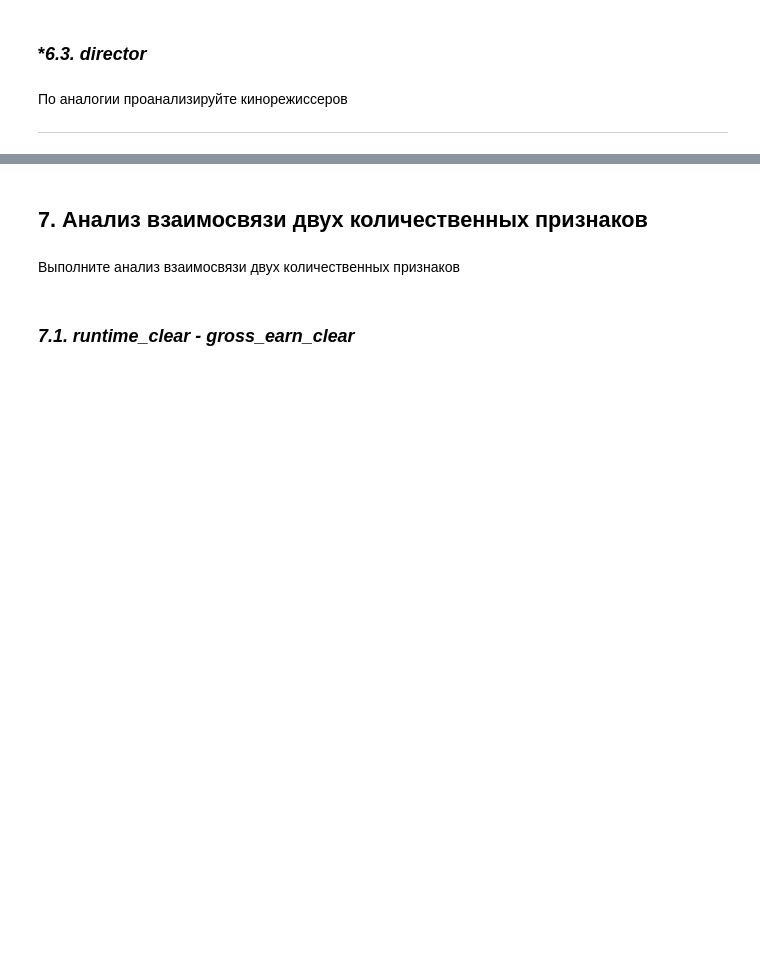
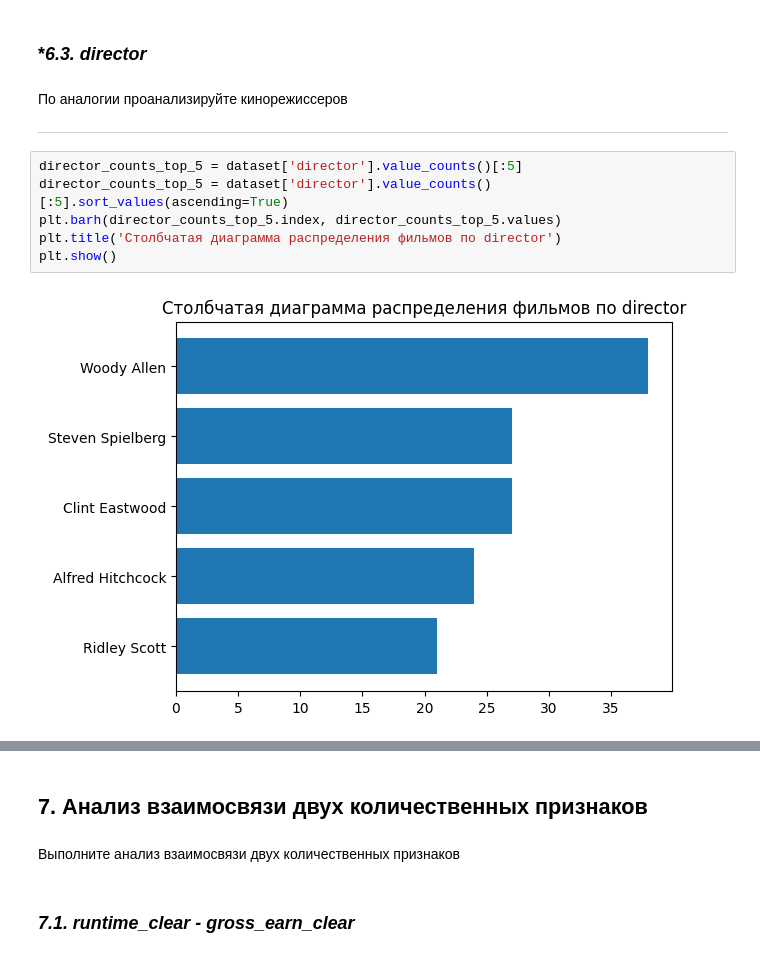
Before and after one commit to EZSib/data_-analytics2023, a Jupyter notebook: Efim_eda_2_1.ipynb, the cells around one changed output, grey strips where cells are left out. Saved outputs shown, nothing was run; the diff lists cells and outputs as text; blank space fills up the shorter version.

```diff
--- a/Efim_eda_2_1.ipynb
+++ b/Efim_eda_2_1.ipynb
@@ -645,3 +646,11 @@ plt.show()
 По аналогии проанализируйте кинорежиссеров
 
 ---
+# %%
+director_counts_top_5 = dataset['director'].value_counts()[:5]
+director_counts_top_5 = dataset['director'].value_counts()[:5].sort_values(ascending=True)
+plt.barh(director_counts_top_5.index, director_counts_top_5.values)
+plt.title('Столбчатая диаграмма распределения фильмов по director')
+plt.show()
+# %% [output]
+[figure, added]
```
Also changed, not shown: parts of 34 cells of this notebook.
